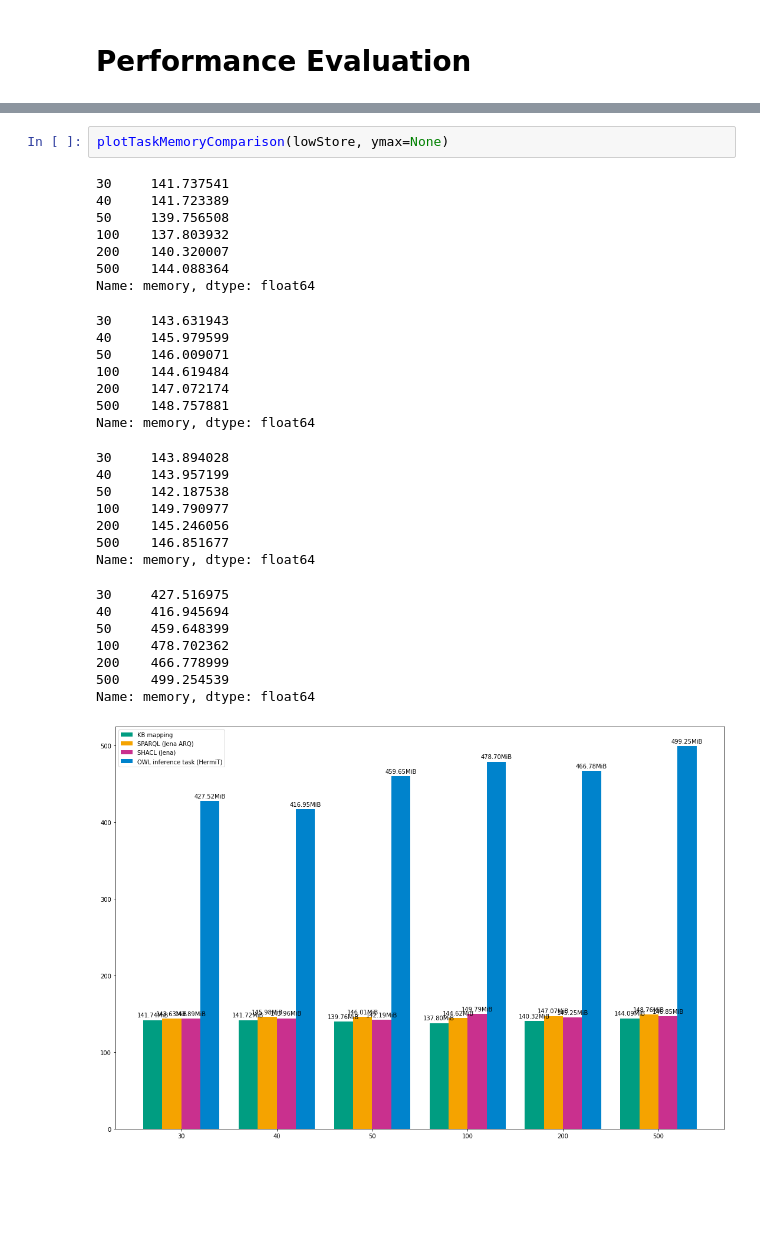
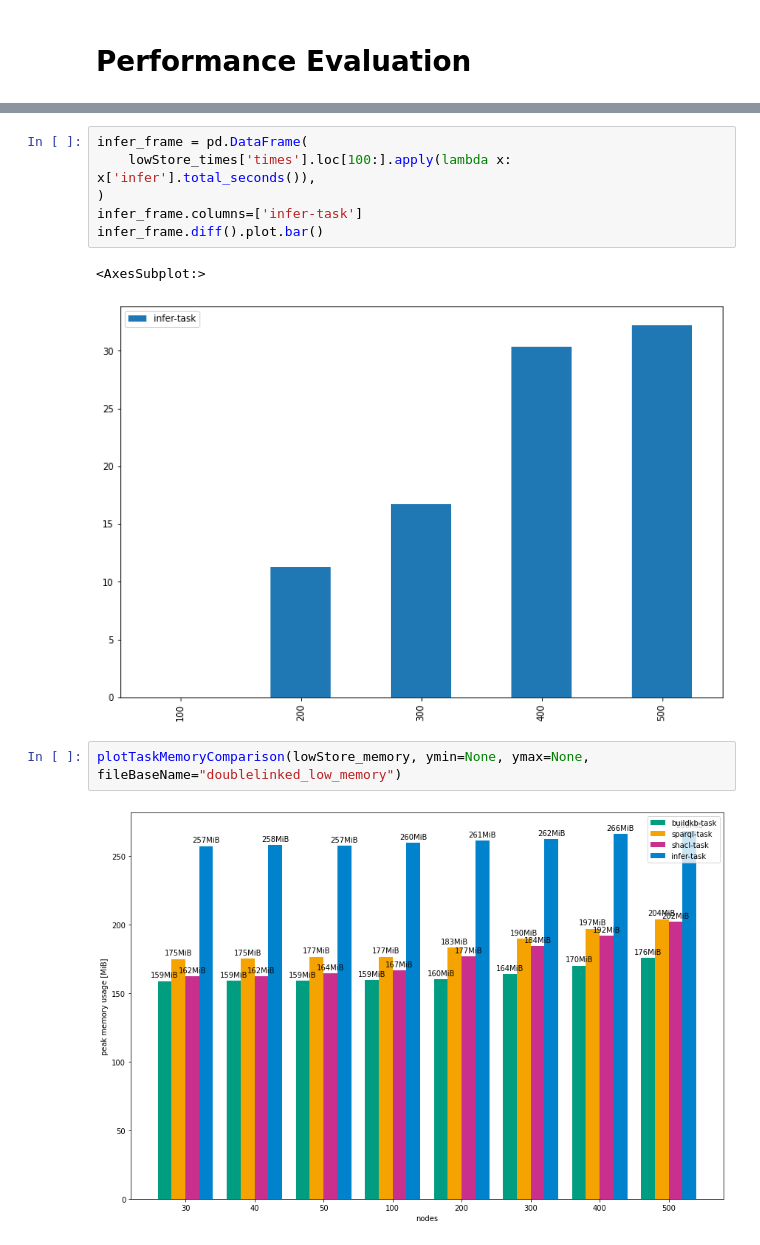
Before and after one commit to ahbnr/SemanticJavaDebugger, a Jupyter notebook: casestudies/performance/notebooks/Performance-DoublyLinked.ipynb, the cells around one changed output, grey strips where cells are left out. Cells and saved outputs as stored; diff of their text form; blank space fills up the shorter version.

Commit message:
update doubly-linked performance case study to use new memory measurement method

```diff
--- a/casestudies/performance/notebooks/Performance-DoublyLinked.ipynb
+++ b/casestudies/performance/notebooks/Performance-DoublyLinked.ipynb
@@ -246,33 +164,14 @@ Name: memory, dtype: float64
+# %%
+infer_frame = pd.DataFrame(
+    lowStore_times['times'].loc[100:].apply(lambda x: x['infer'].total_seconds()),
+)
+infer_frame.columns=['infer-task']
+infer_frame.diff().plot.bar()
+# %% [output]
+<AxesSubplot:>
+[figure, added]
 # %%
-plotTaskMemoryComparison(lowStore, ymax=None)
+plotTaskMemoryComparison(lowStore_memory, ymin=None, ymax=None, fileBaseName="doublelinked_low_memory")
 # %% [output]
-30     141.737541
-40     141.723389
-50     139.756508
-100    137.803932
-200    140.320007
-500    144.088364
-Name: memory, dtype: float64
-30     143.631943
-40     145.979599
-50     146.009071
-100    144.619484
-200    147.072174
-500    148.757881
-Name: memory, dtype: float64
-30     143.894028
-40     143.957199
-50     142.187538
-100    149.790977
-200    145.246056
-500    146.851677
-Name: memory, dtype: float64
-30     427.516975
-40     416.945694
-50     459.648399
-100    478.702362
-200    466.778999
-500    499.254539
-Name: memory, dtype: float64
-[figure, old version]
+[figure, new version]
 # %% [markdown]
```
Also changed, not shown: parts of 19 cells of this notebook, 48 other files.
